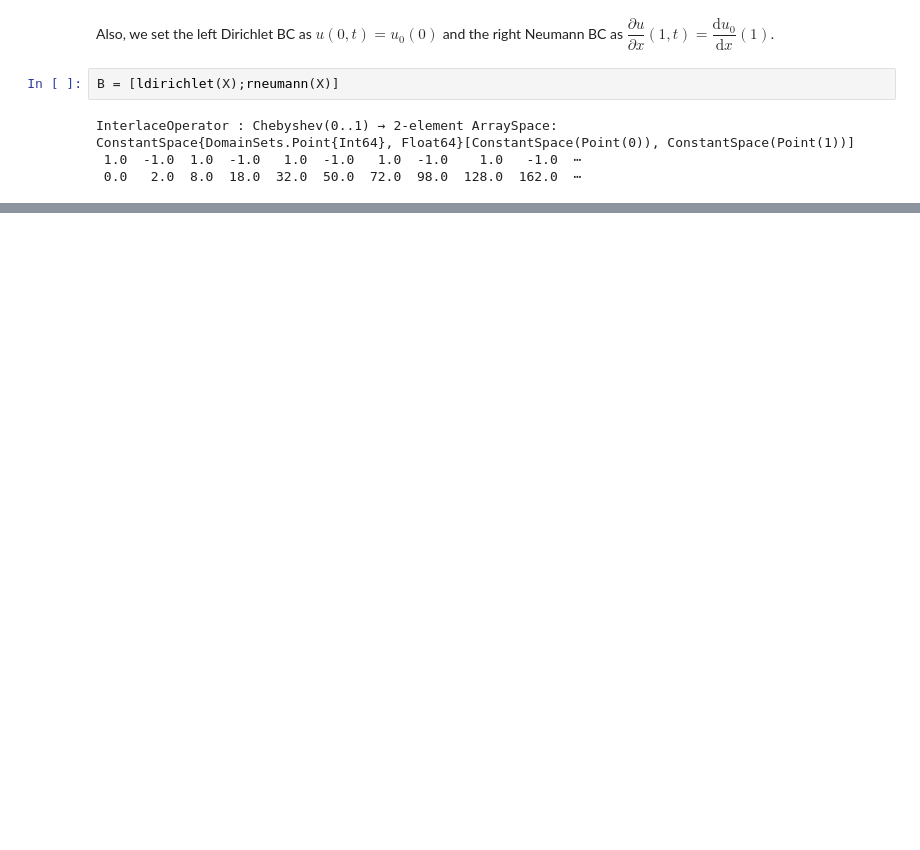
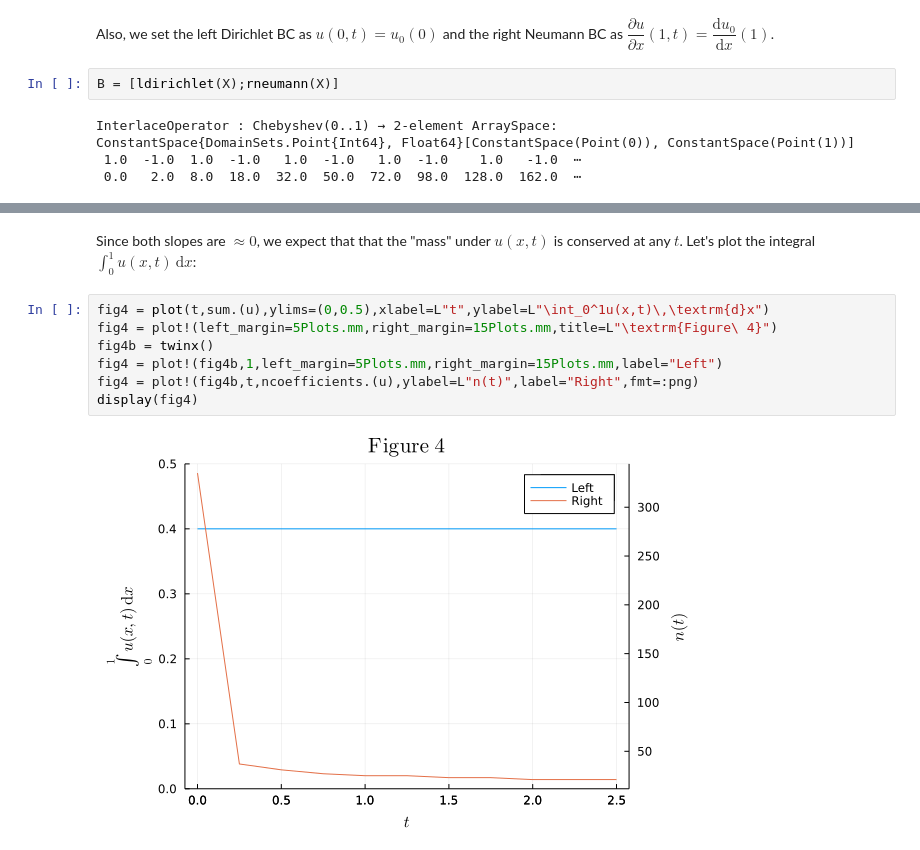
Before and after one commit to mjyshin/math-tutorials, a Jupyter notebook: operator_exponential.ipynb, the cells around one changed output, grey strips where cells are left out. Cells and saved outputs as stored; diff of their text form; blank space fills up the shorter version.

```diff
--- a/operator_exponential.ipynb
+++ b/operator_exponential.ipynb
@@ -151,0 +165,11 @@ LoadError: LAPACKException(1)
+# %% [markdown]
+Since both slopes are $\approx 0$, we expect that that the "mass" under $u(x,t)$ is conserved at any $t$. Let's plot the integral $\displaystyle{\int_0^1u(x,t)\,\text{d}x}$:
+# %%
+fig4 = plot(t,sum.(u),ylims=(0,0.5),xlabel=L"t",ylabel=L"\int_0^1u(x,t)\,\textrm{d}x")
+fig4 = plot!(left_margin=5Plots.mm,right_margin=15Plots.mm,title=L"\textrm{Figure\ 4}")
+fig4b = twinx()
+fig4 = plot!(fig4b,1,left_margin=5Plots.mm,right_margin=15Plots.mm,label="Left")
+fig4 = plot!(fig4b,t,ncoefficients.(u),ylabel=L"n(t)",label="Right",fmt=:png)
+display(fig4)
+# %% [output]
+[figure, added]
```
Also changed, not shown: parts of 15 cells of this notebook.
